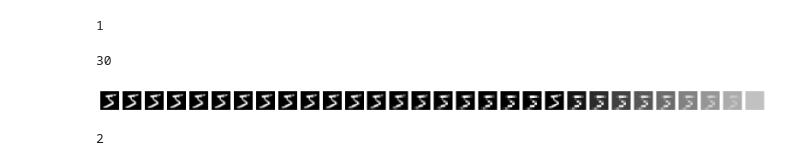
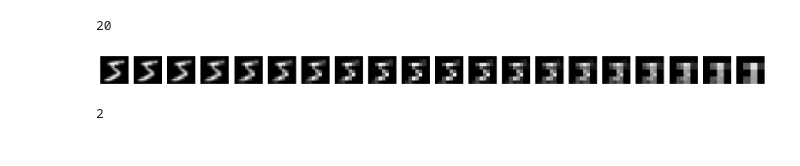
Before and after one commit to christianjensen2903/MNISTDiffusion, a Jupyter notebook: cold.ipynb, the cells around one changed output. Cells and saved outputs as stored; diff of their text form; code cells hidden in the pictures.

```diff
--- a/cold.ipynb
+++ b/cold.ipynb
@@ -5,7 +7,7 @@ import matplotlib.pyplot as plt
 # %%
 mnist_transform = transforms.Compose(
     [
-        transforms.Resize(32),
+        transforms.Resize(IMAGE_SIZE),
         transforms.ToTensor(),
     ]
 )
@@ -20,8 +22,3 @@ def showImageList(images):
         ax = fig.add_subplot(1, len(images), i  + 1)
         ax.axis("off")
         ax.imshow(image.squeeze(), cmap="gray", vmin=0, vmax=1)
-# %%
-H = 32
-t = 0.75
-t_scheduled = t ** (1 / 2)
-int(H * (1 - t_scheduled) + 2 * t_scheduled)
@@ -59,6 +24,0 @@ for i in range(2):
-# %%
-n_between = 10
-t = 10
-((n_between - t + 1) % (n_between + 1)) / (
-            n_between
-        )
@@ -67,4 +24,0 @@ t = 10
-# %%
-n_between = 5
-t = 1
--1/(n_between - 1) * t + n_between/(n_between-1)
@@ -73,12 +25,13 @@ t = 1
-# %%
-int(math.log2(16) - math.log2(8))
-# %% [output]
-1
 # %%
 class Pixelate:
-    def __init__(self, n_between: int = 1):
+    def __init__(
+        self,
+        n_between: int = 1,
+        minimum_pixelation: int = 8,
+    ):
         self.n_between = n_between
         self.interpolation = transforms.InterpolationMode.NEAREST
+        self.minimum_pixelation = minimum_pixelation
 
     def calculate_T(self, image_size):
         """
@@ -87,22 +40,14 @@ class Pixelate:
         """
         size = image_size
         count = 0
-        while size > 4:
+        while size > self.minimum_pixelation:
             count += 1
             size //= 2
         return count * self.n_between
 
-    def set_to_random_grey(self, images: torch.Tensor, seed: int = None):
-        if seed is not None:
-            torch.manual_seed(seed)
-
-        # Generate a different random grey value for each image in the batch
-        random_greys = torch.rand(images.shape[0], 1, 1, 1).to(images.device)
-        return images * 0 + random_greys
-
     def __call__(self, images: torch.Tensor, t: int, seed: int = None):
         """
-        t = 0 -> no pixelation
+        t = 1 -> no pixelation
         t = T -> full pixelations
         """
 
@@ -110,51 +55,58 @@ class Pixelate:
             t = t.item()
         image_size = images.shape[-1]
 
+        if seed is not None:
+            torch.manual_seed(seed)
+
         from_index = t // (self.n_between + 1)
         current_level = (t - 1) // self.n_between  # Find out which segment t is in
-        relative_t = t - current_level * self.n_between  # Position of t within that segment
+        relative_t = (
+            t - current_level * self.n_between
+        )  # Position of t within that segment
 
-        interpolation = -1 / (self.n_between - 1) * relative_t + self.n_between / (self.n_between-1)
+        if self.n_between == 1:
+            interpolation = 1
+        else:
+            interpolation = -1 / (self.n_between - 1) * relative_t + self.n_between / (
+                self.n_between - 1
+            )
 
         from_size = image_size // (2 ** (from_index + 1))
 
-        if from_size <= 4:
-            from_images = self.set_to_random_grey(images, seed)
-        else:
-            from_transform = transforms.Compose(
-                [
-                    transforms.Resize(from_size, self.interpolation),
-                    transforms.Resize(image_size, self.interpolation),
-                ]
-            )
-            from_images = from_transform(images)
+        from_transform = transforms.Compose(
+            [
+                transforms.Resize(from_size, self.interpolation),
+                transforms.Resize(image_size, self.interpolation),
+            ]
+        )
+        from_images = from_transform(images)
 
         to_size = image_size // (2 ** (from_index))
 
         to_transform = transforms.Compose(
             [
                 transforms.Resize(to_size, self.interpolation),
                 transforms.Resize(image_size, self.interpolation),
             ]
         )
 
         to_images = to_transform(images)
 
         return (1 - interpolation) * from_images + interpolation * to_images
 
-pixelate = Pixelate(10)
+pixelate = Pixelate(10, 4)
 
-T = pixelate.calculate_T(32)
+T = pixelate.calculate_T(IMAGE_SIZE)
 
 for i in range(1):
     showImageList([
         pixelate(train_dataset[i][0], t, seed=1) for t in range(1, T + 1)
     ])
 
 len([
         pixelate(train_dataset[0][0], t, seed=1) for t in range(1, T + 1)
     ])
 # %% [output]
-30
+20
-[figure, old version]
+[figure, new version]
 # %%
```
Also changed, not shown: parts of 9 cells of this notebook, 6 other files.
